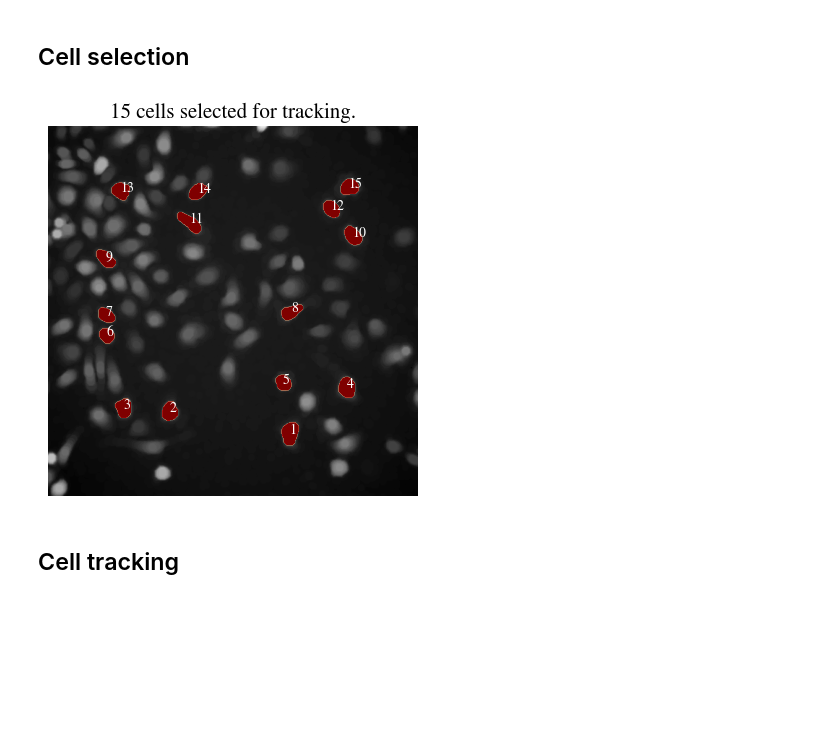
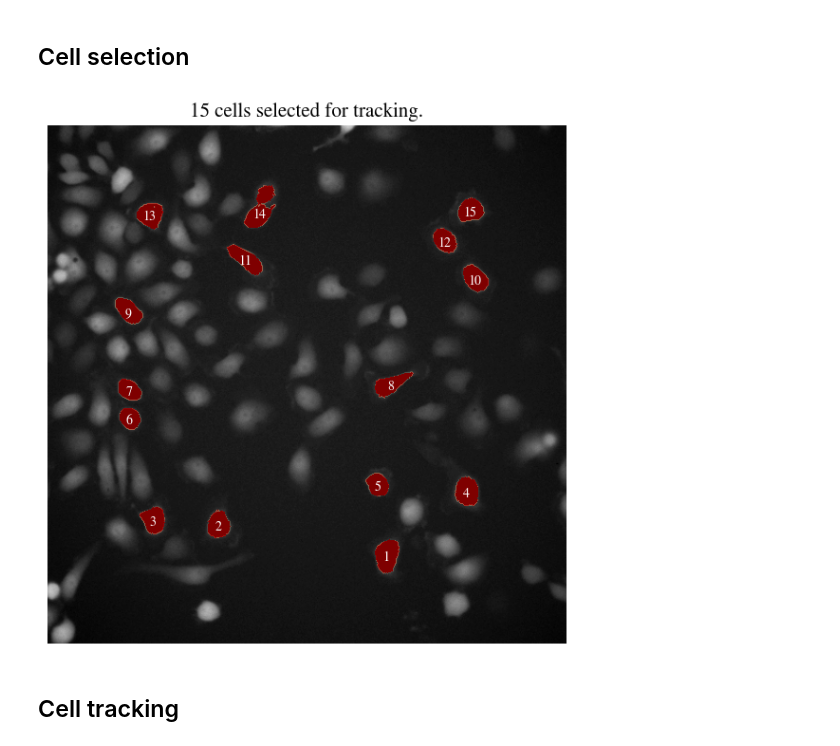
Before and after one commit to bramvaneerden/IA_Assignments, a Jupyter notebook: A4/tracking.ipynb, the cells around one changed output. Drawn from its saved outputs; the diff is of its cells as text; code cells hidden in the pictures; blank space fills up the shorter version.

```diff
--- a/A4/tracking.ipynb
+++ b/A4/tracking.ipynb
@@ -13,9 +17,10 @@ img_folder = 'images/'
 fn_pattern = 'MTLn3{group}00{num}.tif'
 group_names = {'egf': '+egf', 'ctrl': '-ctrl'}
 
-initial_coords = [[334,  85], [103, 122], [325, 155], [416, 426], [168, 116],
-                  [413, 150], [80, 221], [80, 249], [336, 254], [80, 327],
+initial_coords = [[413, 150], [80, 221], [80, 249], [336, 254], [80, 327],
+                  [334,  85], [103, 122], [325, 155], [416, 426], [168, 116],
                   [422, 359], [194, 378], [391, 396], [206, 419], [100, 421]]
+initial_coords = np.array(initial_coords)
 # %% [markdown]
 ## Functions' definitions
 # %%
@@ -142,16 +153,20 @@ msr = dip.MeasurementTool.Measure(labeled, images['ctrl'][0], ['Gravity'])
 cells = {i+1: [int(msr[i+1]['Gravity'][0]), int(msr[i+1]['Gravity'][1])] for i in range(msr.NumberOfObjects())}
 labeled[labeled > 0] = 1
 # %%
-fig, ax = plt.subplots()
+fig, ax = plt.subplots(figsize=(6, 6))
 ax.imshow(images['ctrl'][0], cmap='grey')
 ax.imshow(labeled, alpha=1.0*(labeled>0), cmap='OrRd', origin='lower')
 ax.axis('off')
 ax.set_title('15 cells selected for tracking.', fontname='STIXGeneral', fontsize=15)
 for k in cells.keys():
-    ax.annotate(text=k, xy=cells[k], c='w', fontname='STIXGeneral', fontsize=10)
+    annot_offset = 3
+    if k > 9:
+        annot_offset = 6
+    ax.annotate(text=k, xy=(cells[k][0] - annot_offset, cells[k][1] - 5), c='w', fontname='STIXGeneral', fontsize=10)
+plt.tight_layout()
 plt.savefig('figures/selected_cells.png')
 # %% [output]
-[figure, old version]
+[figure, new version]
 # %% [markdown]
 ## Cell tracking
 # %%
```
Also changed, not shown: parts of 24 cells of this notebook, 7 other files.
